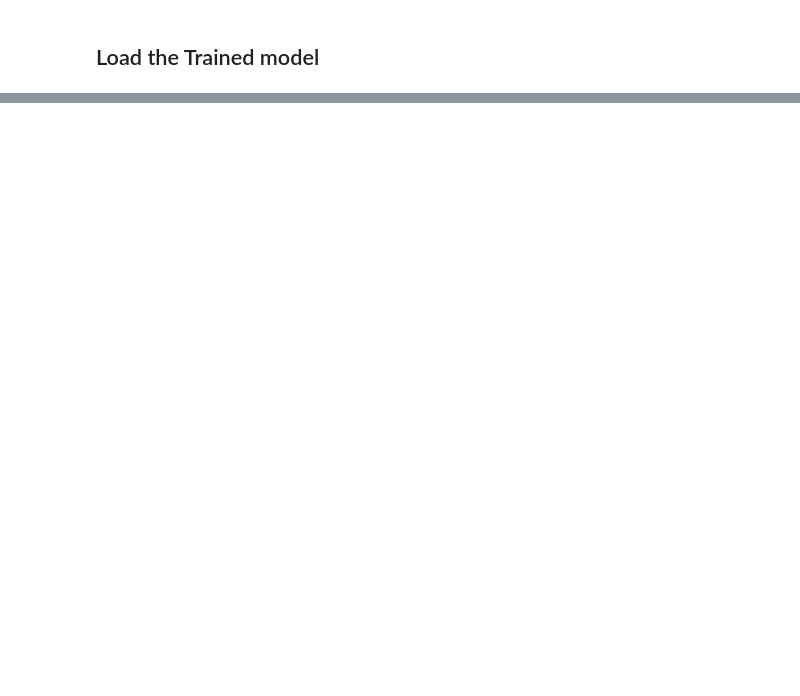
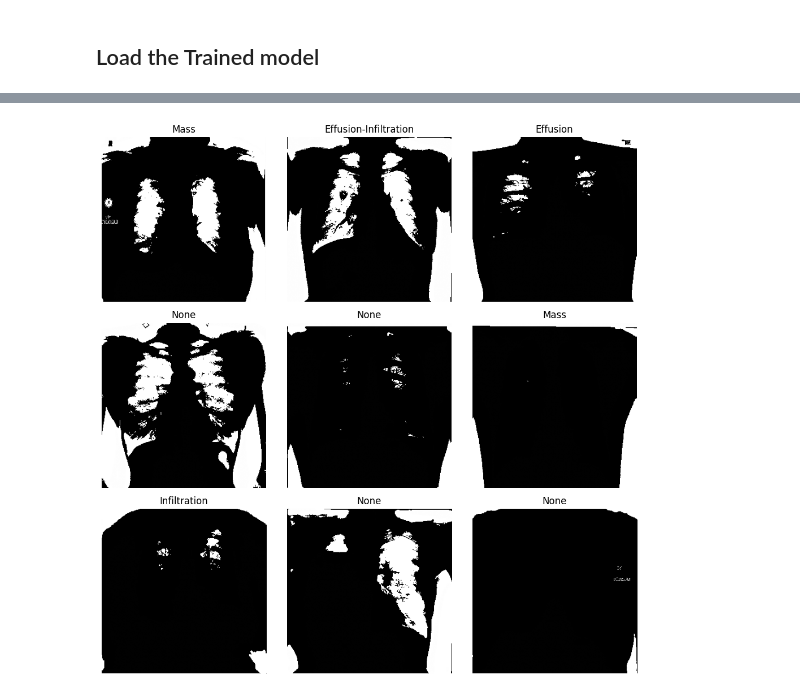
Before and after one commit to vivekpatel99/chest-x-ray-diagnosis-Multi-label-binary-classification, a Jupyter notebook: notebooks/03_model_evaluation.ipynb, the cells around one changed output, grey strips where cells are left out. Cells and saved outputs as stored; diff of their text form; code cells hidden in the pictures; blank space fills up the shorter version.

```diff
--- a/notebooks/03_model_evaluation.ipynb
+++ b/notebooks/03_model_evaluation.ipynb
@@ -63,0 +181,45 @@ TypeError: Could not locate function 'weighted_loss'. Make sure custom classes a
+# %%
+  # Ensure the dataset is shuffled (if it's not already)
+test_ds = test_ds.shuffle(buffer_size=test_ds.cardinality())
+
+  # Take a batch of images and labels
+test_images = []
+test_labels = []
+for images, labels in test_ds:
+    for image, label in zip(images, labels):
+        test_images.append(image)
+        test_labels.append(label)
+# %%
+def plot_random_images(test_images, test_labels, num_images=9):
+  """
+  Plots a random sample of images and their corresponding labels from a TensorFlow dataset.
+
+  Args:
+    train_ds: A TensorFlow dataset object containing image-label pairs.
+    num_images: The number of images to plot (default: 9).
+  """
+
+
+
+  # Create a figure and axes for the plot
+  plt.figure(figsize=(10, 10))
+
+  # Iterate through the images and plot them
+  for i in range(num_images):
+    ax = plt.subplot(3, 3, i + 1) # Create a grid of subplots
+    plt.imshow(test_images[i].numpy().astype("uint8"), cmap='gray') # Convert to numpy and uint8 for display
+    lab_np = test_labels[i].numpy()
+    pred_indices = np.where(lab_np==1)[0]
+    if len(pred_indices) == 0:
+       class_names='None'
+    else:
+      class_names = '-'.join([CLASSES_NAME[i] for i in pred_indices])
+    plt.title(f"{class_names}") # Display the label
+    plt.axis("off") # Hide the axes
+
+  plt.tight_layout()
+  plt.show()
+# %%
+plot_random_images(test_images, test_labels, num_images=9)
+# %% [output]
+[figure, added]
```
Also changed, not shown: parts of 15 cells of this notebook, 7 other files.
